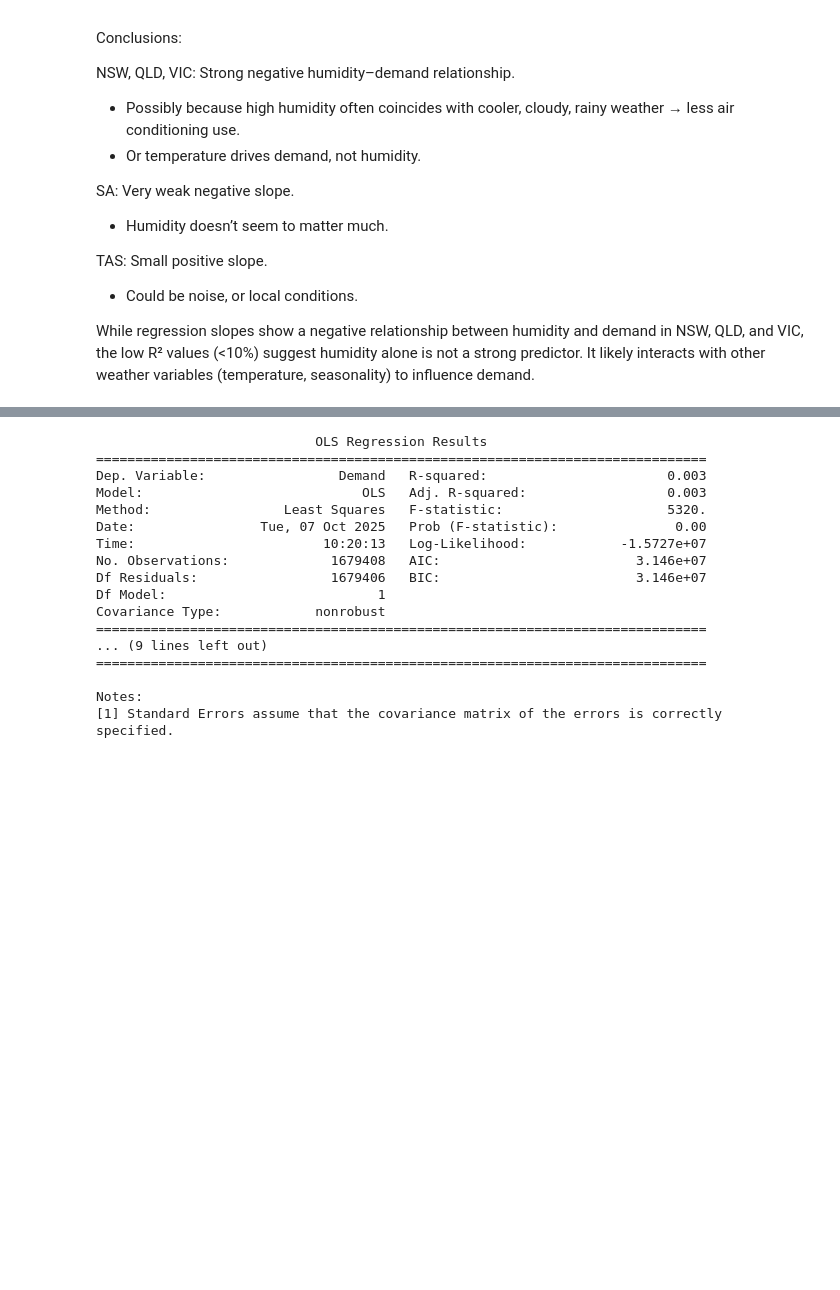
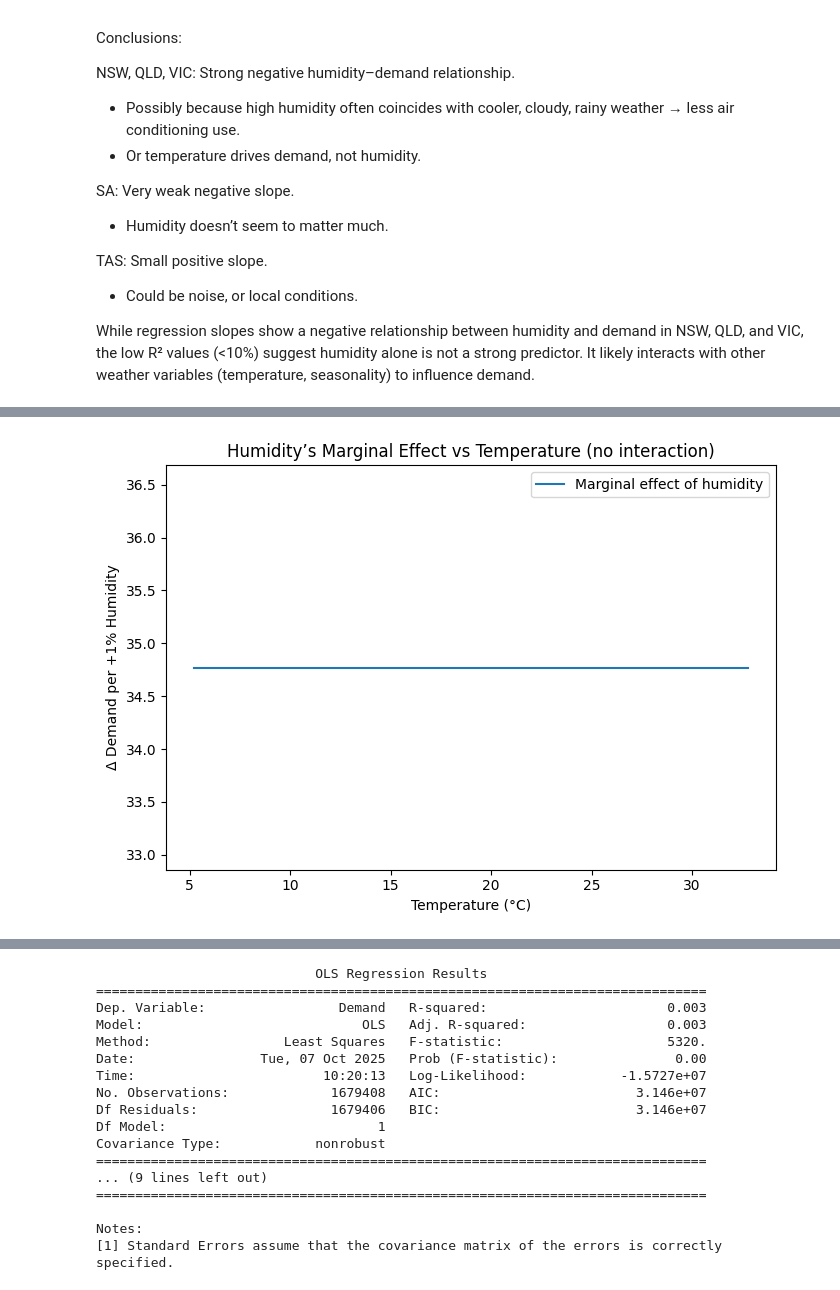
Before and after one commit to harjask-7/ADS1002-project, a Jupyter notebook: notebooks/jiehni/eda_humidity_demand.ipynb, the cells around one changed output, grey strips where cells are left out. Saved outputs shown, nothing was run; the diff lists cells and outputs as text; code cells hidden in the pictures; blank space fills up the shorter version.

```diff
--- a/notebooks/jiehni/eda_humidity_demand.ipynb
+++ b/notebooks/jiehni/eda_humidity_demand.ipynb
@@ -218,3 +218,21 @@ Notes:
 [1] Standard Errors assume that the covariance matrix of the errors is correctly specified.
 [2] The condition number is large, 3.4e+03. This might indicate that there are
 strong multicollinearity or other numerical problems.
+# %%
+import numpy as np
+import matplotlib.pyplot as plt
+
+b = model.params
+beta_h = b['Humidity']  # constant marginal effect
+
+T = np.linspace(data['Temperature'].quantile(0.01),
+                data['Temperature'].quantile(0.99), 200)
+
+plt.figure(figsize=(7,5))
+plt.plot(T, np.full_like(T, beta_h), label="Marginal effect of humidity")
+plt.xlabel("Temperature (°C)")
+plt.ylabel("Δ Demand per +1% Humidity")
+plt.title("Humidity’s Marginal Effect vs Temperature (no interaction)")
+plt.legend(); plt.tight_layout(); plt.show()
+# %% [output]
+[figure, added]
```
Also changed, not shown: parts of 3 cells of this notebook, 2 other files.
